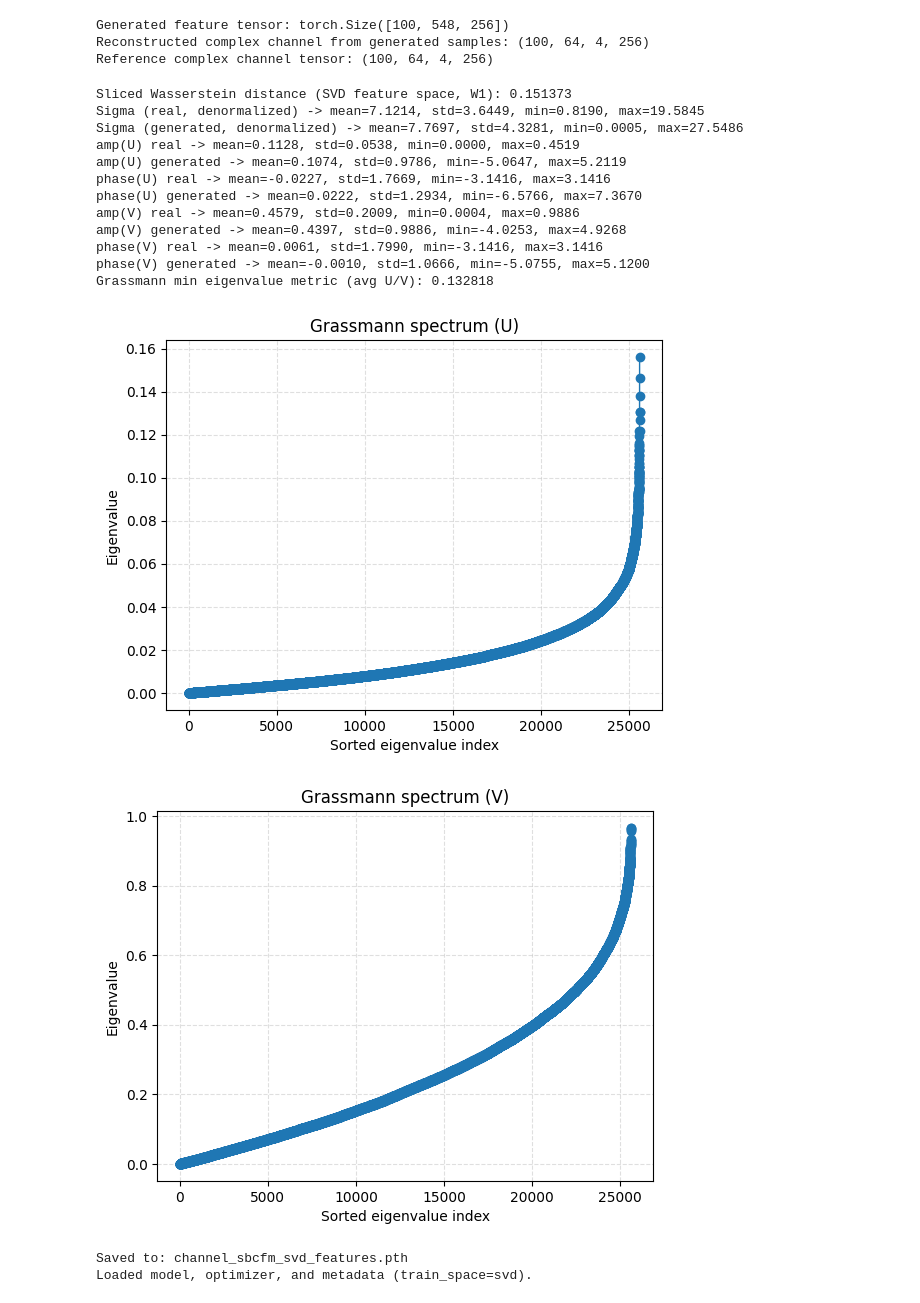
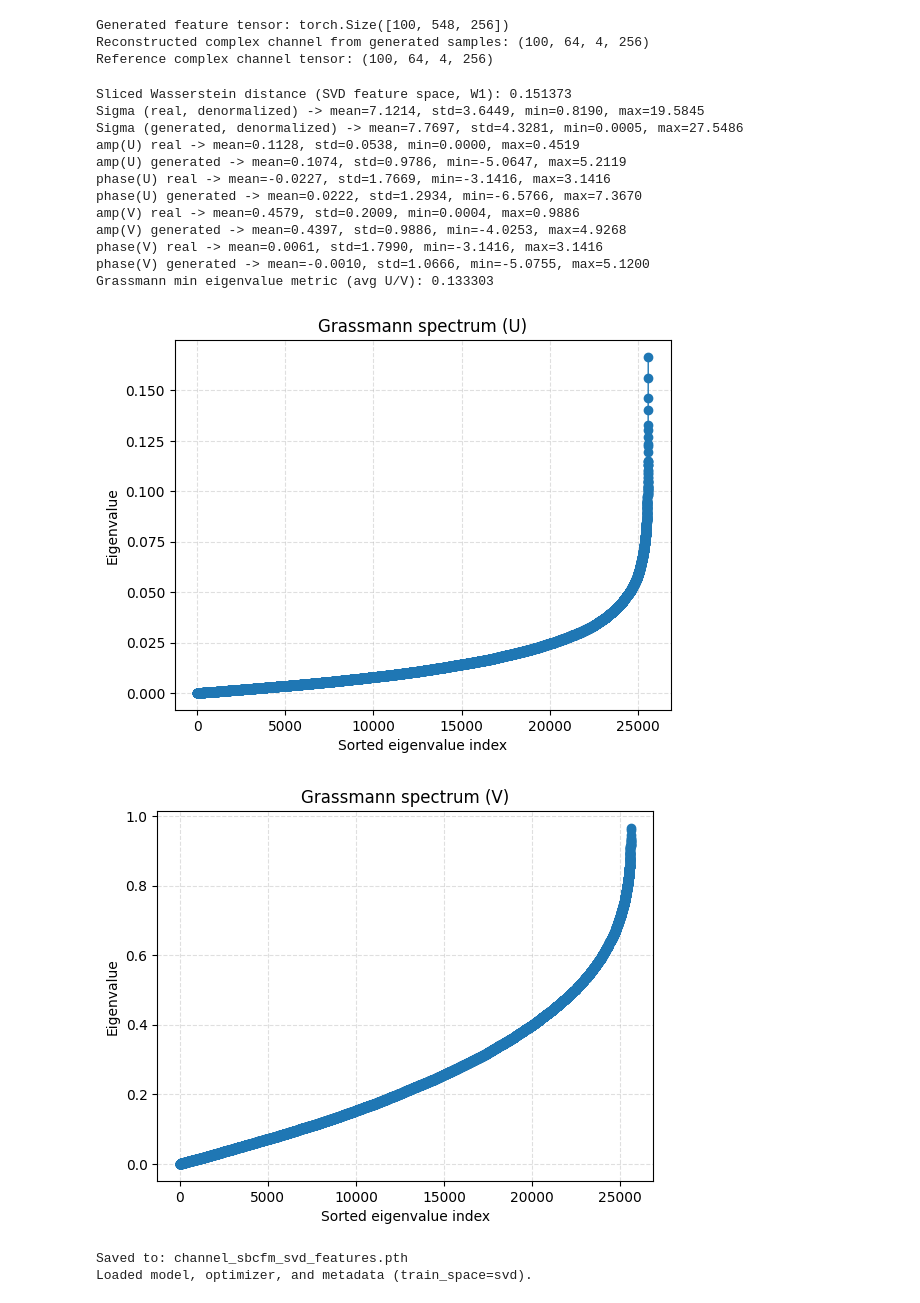
Before and after one commit to donRumata03/diffSDE-gsm-huawei, a Jupyter notebook: generative_gsm.ipynb, the cells around one changed output. Cells and saved outputs as stored; diff of their text form; code cells hidden in the pictures.

```diff
--- a/generative_gsm.ipynb
+++ b/generative_gsm.ipynb
@@ -1069,20 +1069,28 @@ def _collect_grassmann_metrics(U_real, U_gen, sigma_real, sigma_gen, sigma_thres
             valid_g = np.where(sigma_g > sigma_threshold)[0]
             if valid_r.size == 0 or valid_g.size == 0:
                 continue
-            idx_r = valid_r[np.argmax(sigma_r[valid_r])]
-            idx_g = valid_g[np.argmax(sigma_g[valid_g])]
-            u_real = U_real[b, s, idx_r].astype(np.complex128)
-            u_gen = U_gen[b, s, idx_g].astype(np.complex128)
-            norm_real = np.linalg.norm(u_real)
-            norm_gen = np.linalg.norm(u_gen)
-            if norm_real <= 1e-10 or norm_gen <= 1e-10:
+            idx_r = valid_r[:1]
+            idx_g = valid_g[:1]
+            X_real = U_real[b, s, idx_r].astype(np.complex128)
+            X_gen = U_gen[b, s, idx_g].astype(np.complex128)
+            X_real = X_real.transpose(1, 0)
+            X_gen = X_gen.transpose(1, 0)
+            real_norms = np.linalg.norm(X_real, axis=0)
+            gen_norms = np.linalg.norm(X_gen, axis=0)
+            if np.any(real_norms <= 1e-10) or np.any(gen_norms <= 1e-10):
                 continue
-            u_real = u_real / norm_real
-            u_gen = u_gen / norm_gen
-            overlap = np.vdot(u_real, u_gen)
-            eigval = float(np.clip(abs(overlap) ** 2, 0.0, 1.0))
-            min_eigs.append(eigval)
-            spectra.append(np.asarray([eigval], dtype=np.float64))
+            X_real = X_real / real_norms
+            X_gen = X_gen / gen_norms
+            Q_real, _ = np.linalg.qr(X_real, mode='reduced')
+            Q_gen, _ = np.linalg.qr(X_gen, mode='reduced')
+            overlap = Q_real.conj().T @ Q_gen
+            gram = overlap.conj().T @ overlap
+            eigvals = np.linalg.eigvalsh(gram)
+            eigvals = np.clip(eigvals.real, 0.0, None)
+            if eigvals.size == 0:
+                continue
+            min_eigs.append(float(eigvals.min()))
+            spectra.append(eigvals)
     return np.asarray(min_eigs, dtype=np.float64), spectra
 
 
@@ -1108,35 +1116,35 @@ min_eigs_u, spectra_u = _collect_grassmann_metrics(svd_real['U'], svd_gen['U'],
 min_eigs_v, spectra_v = _collect_grassmann_metrics(svd_real['V'], svd_gen['V'], svd_real['sigma'], svd_gen['sigma'])
 
 metrics_to_average = []
 if min_eigs_u.size:
     metrics_to_average.append(min_eigs_u.mean())
 if min_eigs_v.size:
     metrics_to_average.append(min_eigs_v.mean())
 if metrics_to_average:
     grassmann_metric = float(np.mean(metrics_to_average))
 else:
     grassmann_metric = float('nan')
 
 print(f"Grassmann min eigenvalue metric (avg U/V): {grassmann_metric:.6f}")
 
 _plot_sorted_spectrum(spectra_u, 'Grassmann spectrum (U)')
 _plot_sorted_spectrum(spectra_v, 'Grassmann spectrum (V)')
 
 plt.show()
 # %% [output]
 Sliced Wasserstein distance (SVD feature space, W1): 0.151373
 Sigma (real, denormalized) -> mean=7.1214, std=3.6449, min=0.8190, max=19.5845
 Sigma (generated, denormalized) -> mean=7.7697, std=4.3281, min=0.0005, max=27.5486
 amp(U) real -> mean=0.1128, std=0.0538, min=0.0000, max=0.4519
 amp(U) generated -> mean=0.1074, std=0.9786, min=-5.0647, max=5.2119
 phase(U) real -> mean=-0.0227, std=1.7669, min=-3.1416, max=3.1416
 phase(U) generated -> mean=0.0222, std=1.2934, min=-6.5766, max=7.3670
 amp(V) real -> mean=0.4579, std=0.2009, min=0.0004, max=0.9886
 amp(V) generated -> mean=0.4397, std=0.9886, min=-4.0253, max=4.9268
 phase(V) real -> mean=0.0061, std=1.7990, min=-3.1416, max=3.1416
 phase(V) generated -> mean=-0.0010, std=1.0666, min=-5.0755, max=5.1200
-Grassmann min eigenvalue metric (avg U/V): 0.132818
+Grassmann min eigenvalue metric (avg U/V): 0.133303
-[figure, old version]
+[figure, new version]
 [figure]
 # %%
 # Save
```
